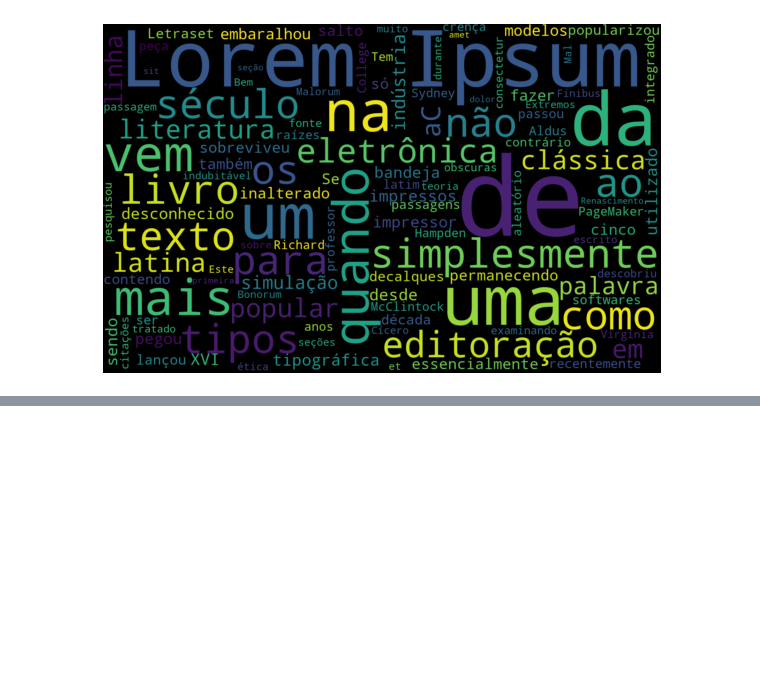
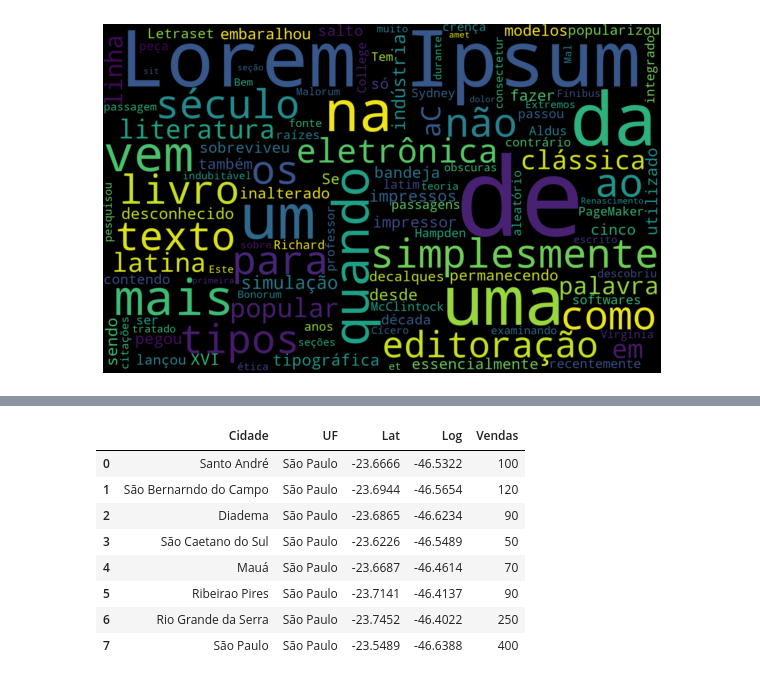
Before and after one commit to luizfernandopavanello/python_courses, a Jupyter notebook: soukAnalyticsPython/01_Programação_Python.ipynb, the cells around one changed output, grey strips where cells are left out. Drawn from its saved outputs; the diff is of its cells as text; code cells hidden in the pictures; blank space fills up the shorter version.

```diff
--- a/soukAnalyticsPython/01_Programação_Python.ipynb
+++ b/soukAnalyticsPython/01_Programação_Python.ipynb
@@ -1440,0 +1451,42 @@ ax.set_axis_off()
+# %%
+# Criar os dados
+
+# Cidades
+Cidade = ['Santo André', 'São Bernarndo do Campo', 'Diadema', 'São Caetano do Sul',
+          'Mauá', 'Ribeirao Pires', 'Rio Grande da Serra', 'São Paulo' ]
+
+Estado = ['São Paulo', 'São Paulo', 'São Paulo', 'São Paulo',
+          'São Paulo', 'São Paulo', 'São Paulo', 'São Paulo' ]
+
+# Gerando a Latitude
+Latitude = [-23.6666, -23.6944, -23.6865, -23.6226, -23.6687,
+            -23.7141, -23.7452, -23.5489]
+
+# Gerando a Longitude
+Longitude = [-46.5322, -46.5654, -46.6234, -46.5489, -46.4614,
+             -46.4137, -46.4022, -46.6388]
+
+# Valor
+Vendas = [100, 120, 90, 50, 70, 90, 250, 400]
+# %%
+# Dicionário
+Dicionario = {
+    'Cidade' : Cidade,
+    'UF' : Estado,
+    'Lat' : Latitude,
+    'Log' : Longitude,
+    'Vendas' : Vendas
+}
+
+Base_Dados = pd.DataFrame(Dicionario)
+Base_Dados
+# %% [output]
+|  | Cidade | UF | Lat | Log | Vendas |
+| 0 | Santo André | São Paulo | -23.6666 | -46.5322 | 100 |
+| 1 | São Bernarndo do Campo | São Paulo | -23.6944 | -46.5654 | 120 |
+| 2 | Diadema | São Paulo | -23.6865 | -46.6234 | 90 |
+| 3 | São Caetano do Sul | São Paulo | -23.6226 | -46.5489 | 50 |
+| 4 | Mauá | São Paulo | -23.6687 | -46.4614 | 70 |
+| 5 | Ribeirao Pires | São Paulo | -23.7141 | -46.4137 | 90 |
+| 6 | Rio Grande da Serra | São Paulo | -23.7452 | -46.4022 | 250 |
+| 7 | São Paulo | São Paulo | -23.5489 | -46.6388 | 400 |
```
Also changed, not shown: parts of 4 cells of this notebook.
